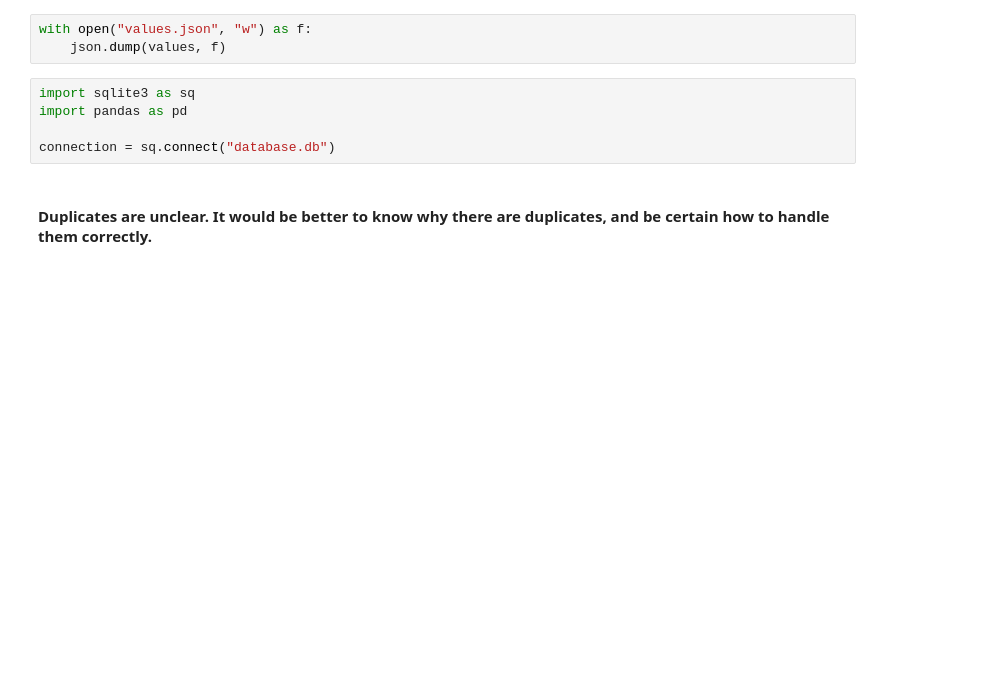
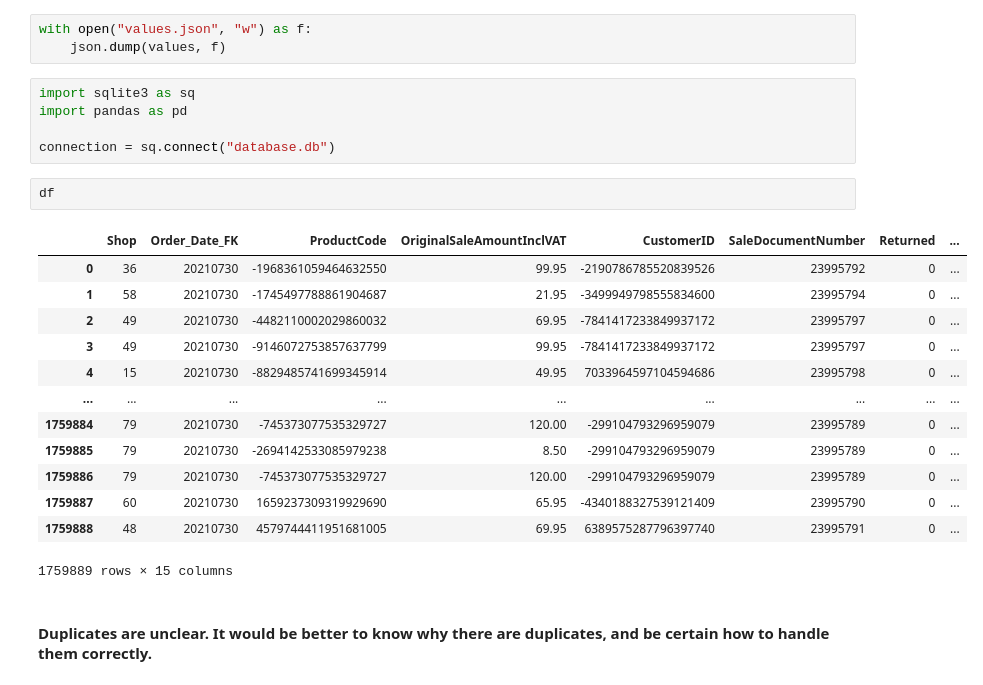
Before and after one commit to Huraqan/recruitment-challenge, a Jupyter notebook: database_analysis.ipynb, the cells around one changed output. Saved outputs shown, nothing was run; the diff lists cells and outputs as text; blank space fills up the shorter version.

```diff
--- a/database_analysis.ipynb
+++ b/database_analysis.ipynb
@@ -39,6 +21,22 @@ import sqlite3 as sq
 import pandas as pd
 
 connection = sq.connect("database.db")
+# %%
+df
+# %% [output]
+|  | Shop | Order_Date_FK | ProductCode | OriginalSaleAmountInclVAT | CustomerID | SaleDocumentNumber | Returned | ... |
+| 0 | 36 | 20210730 | -1968361059464632550 | 99.95 | -2190786785520839526 | 23995792 | 0 | ... |
+| 1 | 58 | 20210730 | -1745497788861904687 | 21.95 | -3499949798555834600 | 23995794 | 0 | ... |
+| 2 | 49 | 20210730 | -4482110002029860032 | 69.95 | -7841417233849937172 | 23995797 | 0 | ... |
+| 3 | 49 | 20210730 | -9146072753857637799 | 99.95 | -7841417233849937172 | 23995797 | 0 | ... |
+| 4 | 15 | 20210730 | -8829485741699345914 | 49.95 | 7033964597104594686 | 23995798 | 0 | ... |
+| ... | ... | ... | ... | ... | ... | ... | ... | ... |
+| 1759884 | 79 | 20210730 | -745373077535329727 | 120.00 | -299104793296959079 | 23995789 | 0 | ... |
+| 1759885 | 79 | 20210730 | -2694142533085979238 | 8.50 | -299104793296959079 | 23995789 | 0 | ... |
+| 1759886 | 79 | 20210730 | -745373077535329727 | 120.00 | -299104793296959079 | 23995789 | 0 | ... |
+| 1759887 | 60 | 20210730 | 1659237309319929690 | 65.95 | -4340188327539121409 | 23995790 | 0 | ... |
+| 1759888 | 48 | 20210730 | 4579744411951681005 | 69.95 | 6389575287796397740 | 23995791 | 0 | ... |
+1759889 rows × 15 columns
 # %% [markdown]
 #### Duplicates are unclear. It would be better to know why there are duplicates, and be certain how to handle them correctly.
 # %%
```
Also changed, not shown: parts of 1 cell of this notebook, 4 other files.
